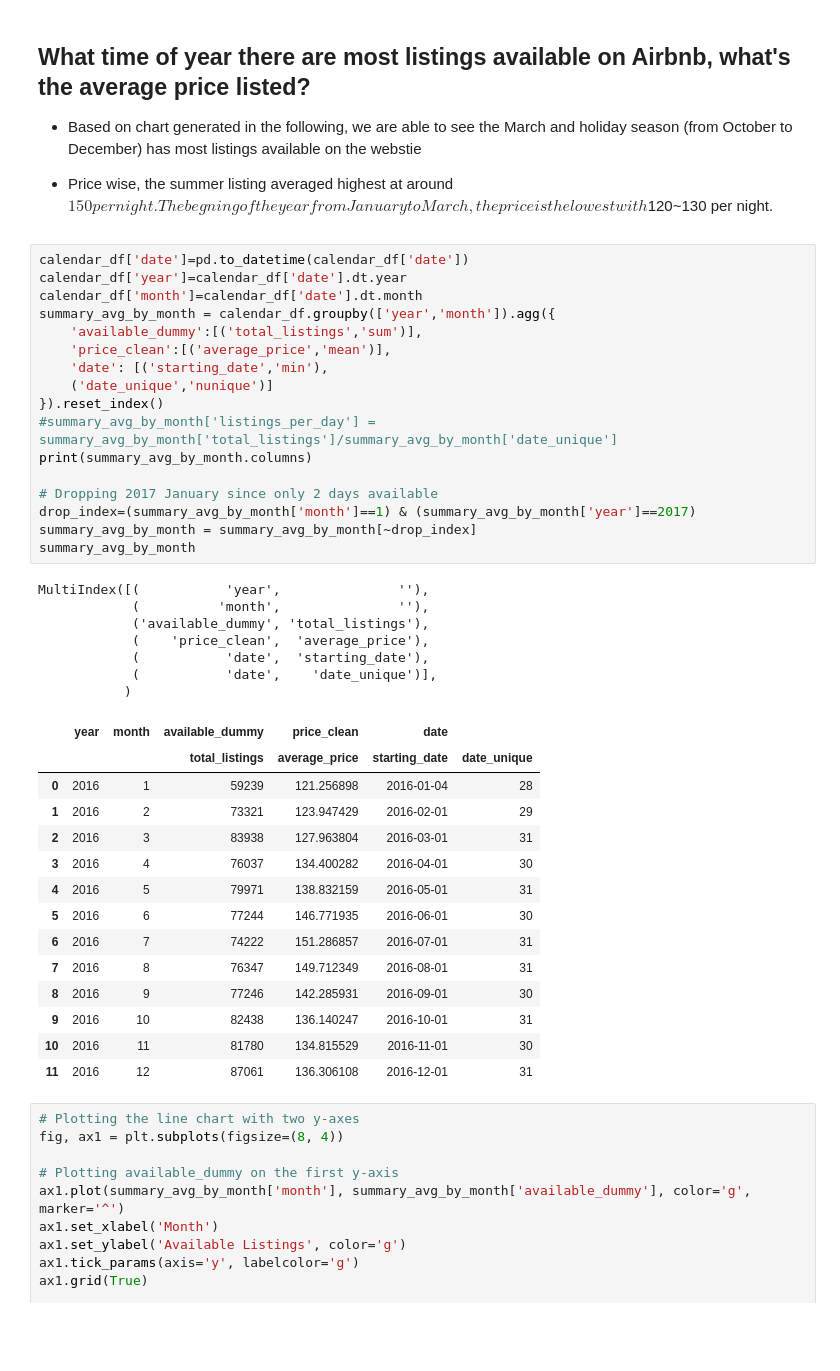
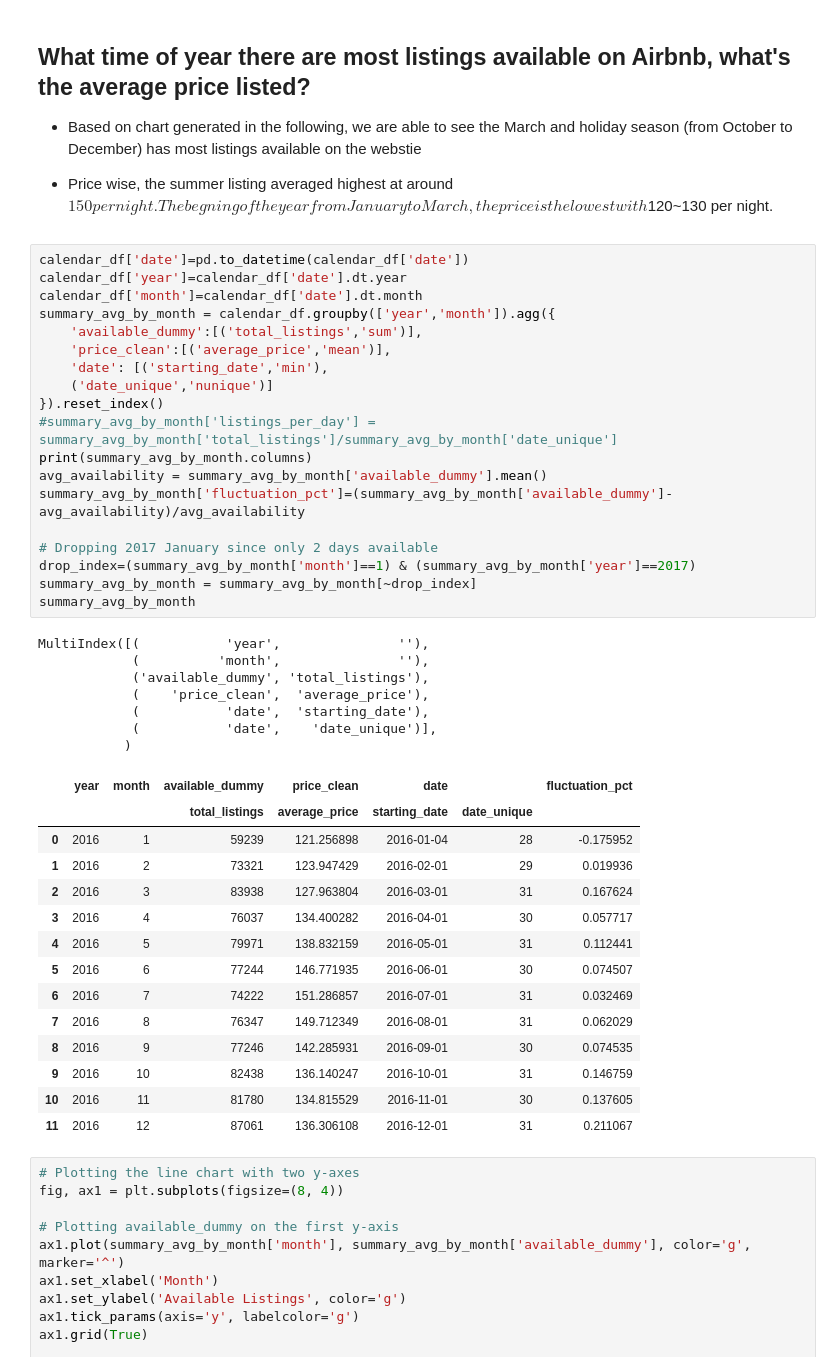
Before and after one commit to wxzhao15/DS_AirbnbDataEDA, a Jupyter notebook: main.ipynb, the cells around one changed output. Cells and saved outputs as stored; diff of their text form; blank space fills up the shorter version.

```diff
--- a/main.ipynb
+++ b/main.ipynb
@@ -219,42 +250,44 @@ calendar_agg = calendar_df.groupby('listing_id').agg({
 # %%
 calendar_df['date']=pd.to_datetime(calendar_df['date'])
 calendar_df['year']=calendar_df['date'].dt.year
 calendar_df['month']=calendar_df['date'].dt.month
 summary_avg_by_month = calendar_df.groupby(['year','month']).agg({
     'available_dummy':[('total_listings','sum')],
     'price_clean':[('average_price','mean')],
     'date': [('starting_date','min'),
     ('date_unique','nunique')]
 }).reset_index()
 #summary_avg_by_month['listings_per_day'] = summary_avg_by_month['total_listings']/summary_avg_by_month['date_unique']
 print(summary_avg_by_month.columns)
+avg_availability = summary_avg_by_month['available_dummy'].mean()
+summary_avg_by_month['fluctuation_pct']=(summary_avg_by_month['available_dummy']-avg_availability)/avg_availability
 
 # Dropping 2017 January since only 2 days available
 drop_index=(summary_avg_by_month['month']==1) & (summary_avg_by_month['year']==2017)
 summary_avg_by_month = summary_avg_by_month[~drop_index]
 summary_avg_by_month
 # %% [output]
 MultiIndex([(           'year',               ''),
             (          'month',               ''),
             ('available_dummy', 'total_listings'),
             (    'price_clean',  'average_price'),
             (           'date',  'starting_date'),
             (           'date',    'date_unique')],
            )
-|  | year | month | available_dummy | price_clean | date |  |
-|  |  |  | total_listings | average_price | starting_date | date_unique |
-| 0 | 2016 | 1 | 59239 | 121.256898 | 2016-01-04 | 28 |
-| 1 | 2016 | 2 | 73321 | 123.947429 | 2016-02-01 | 29 |
-| 2 | 2016 | 3 | 83938 | 127.963804 | 2016-03-01 | 31 |
-| 3 | 2016 | 4 | 76037 | 134.400282 | 2016-04-01 | 30 |
-| 4 | 2016 | 5 | 79971 | 138.832159 | 2016-05-01 | 31 |
-| 5 | 2016 | 6 | 77244 | 146.771935 | 2016-06-01 | 30 |
-| 6 | 2016 | 7 | 74222 | 151.286857 | 2016-07-01 | 31 |
-| 7 | 2016 | 8 | 76347 | 149.712349 | 2016-08-01 | 31 |
-| 8 | 2016 | 9 | 77246 | 142.285931 | 2016-09-01 | 30 |
-| 9 | 2016 | 10 | 82438 | 136.140247 | 2016-10-01 | 31 |
-| 10 | 2016 | 11 | 81780 | 134.815529 | 2016-11-01 | 30 |
-| 11 | 2016 | 12 | 87061 | 136.306108 | 2016-12-01 | 31 |
+|  | year | month | available_dummy | price_clean | date |  | fluctuation_pct |
+|  |  |  | total_listings | average_price | starting_date | date_unique |  |
+| 0 | 2016 | 1 | 59239 | 121.256898 | 2016-01-04 | 28 | -0.175952 |
+| 1 | 2016 | 2 | 73321 | 123.947429 | 2016-02-01 | 29 | 0.019936 |
+| 2 | 2016 | 3 | 83938 | 127.963804 | 2016-03-01 | 31 | 0.167624 |
+| 3 | 2016 | 4 | 76037 | 134.400282 | 2016-04-01 | 30 | 0.057717 |
+| 4 | 2016 | 5 | 79971 | 138.832159 | 2016-05-01 | 31 | 0.112441 |
+| 5 | 2016 | 6 | 77244 | 146.771935 | 2016-06-01 | 30 | 0.074507 |
+| 6 | 2016 | 7 | 74222 | 151.286857 | 2016-07-01 | 31 | 0.032469 |
+| 7 | 2016 | 8 | 76347 | 149.712349 | 2016-08-01 | 31 | 0.062029 |
+| 8 | 2016 | 9 | 77246 | 142.285931 | 2016-09-01 | 30 | 0.074535 |
+| 9 | 2016 | 10 | 82438 | 136.140247 | 2016-10-01 | 31 | 0.146759 |
+| 10 | 2016 | 11 | 81780 | 134.815529 | 2016-11-01 | 30 | 0.137605 |
+| 11 | 2016 | 12 | 87061 | 136.306108 | 2016-12-01 | 31 | 0.211067 |
 # %%
 # Plotting the line chart with two y-axes
 fig, ax1 = plt.subplots(figsize=(8, 4))
```
Also changed, not shown: parts of 3 cells of this notebook, 1 other file.
